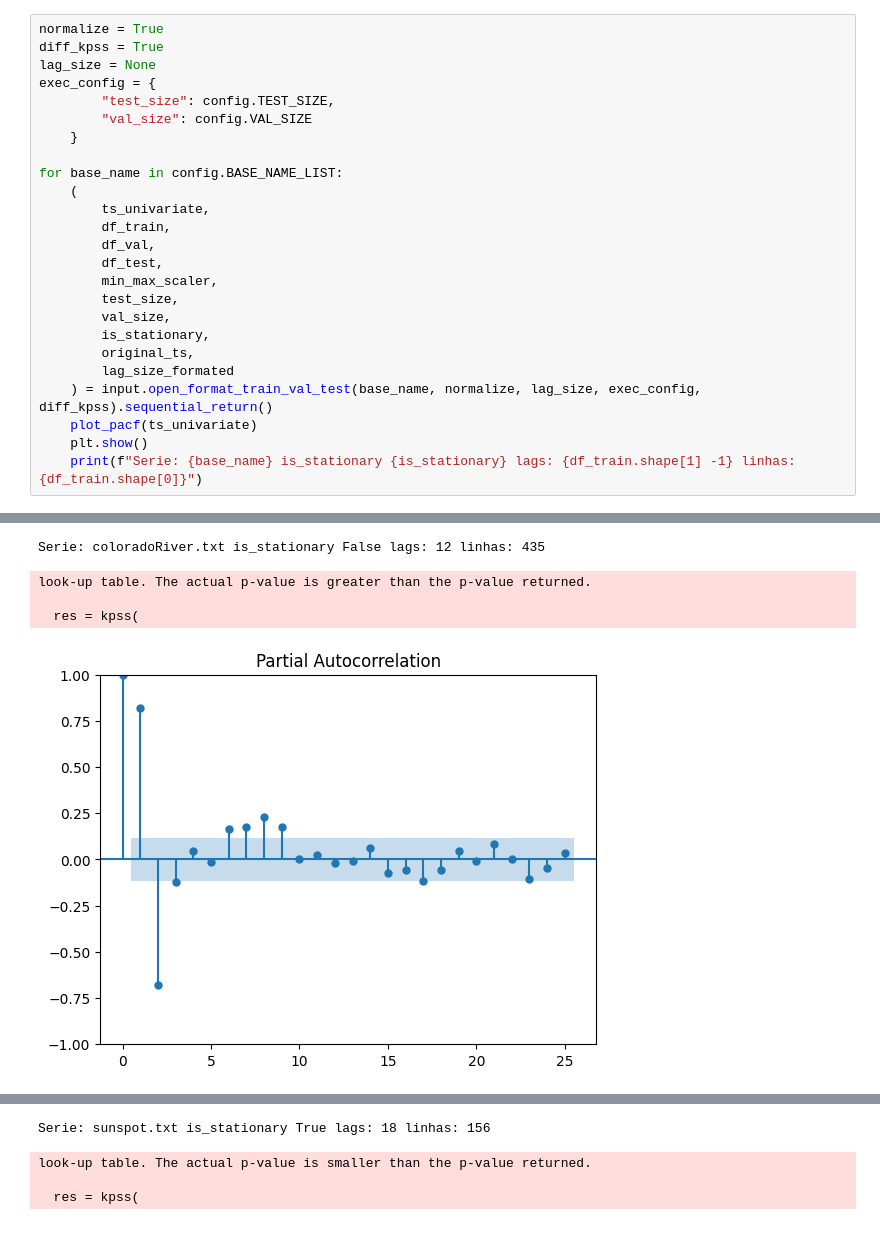
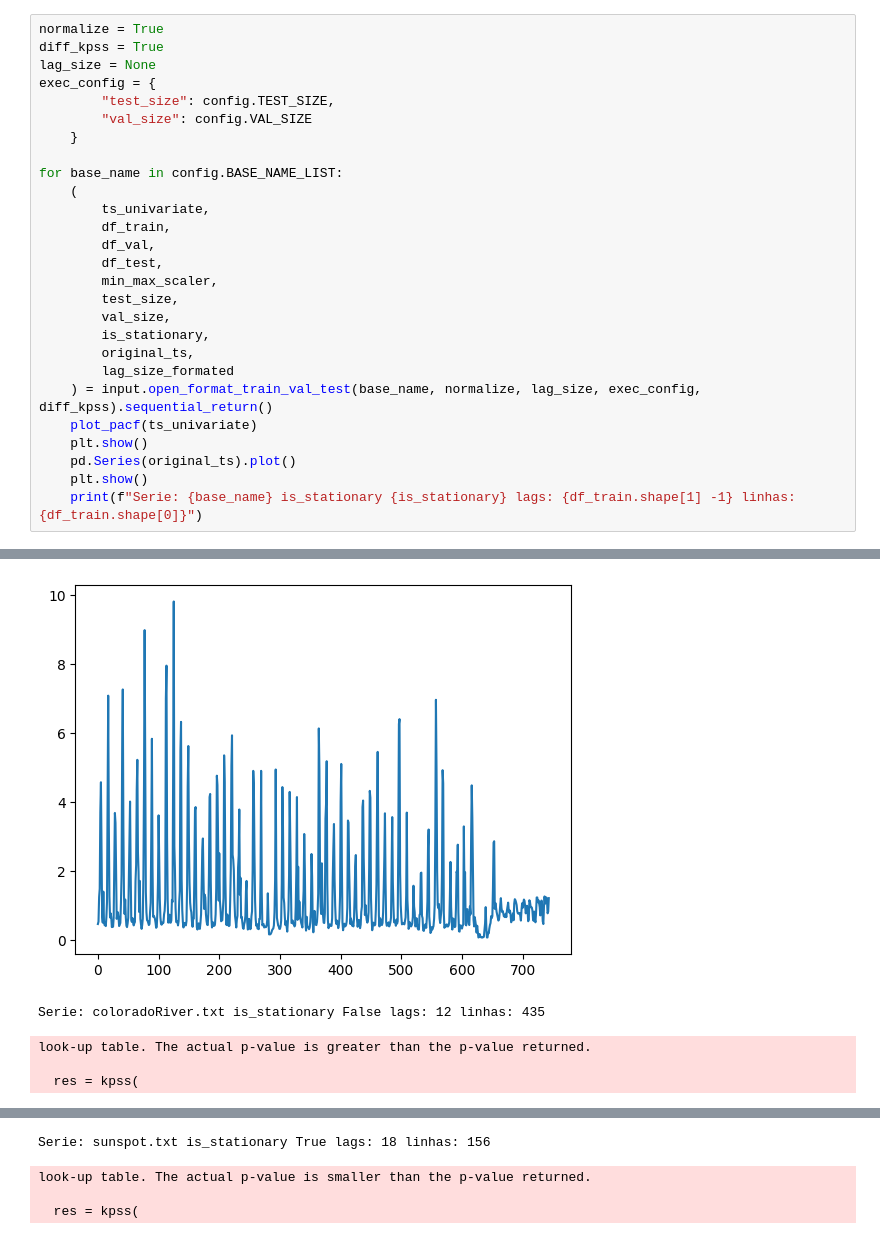
Before and after one commit to domingos108/experiments, a Jupyter notebook: notebook/pacf_lags.ipynb, the cells around one changed output, grey strips where cells are left out. Saved outputs shown, nothing was run; the diff lists cells and outputs as text.

```diff
--- a/notebook/pacf_lags.ipynb
+++ b/notebook/pacf_lags.ipynb
@@ -6,32 +7,34 @@ import matplotlib.pyplot as plt
 # %%
 normalize = True
 diff_kpss = True
 lag_size = None
 exec_config = {
         "test_size": config.TEST_SIZE,
         "val_size": config.VAL_SIZE
     }
 
 for base_name in config.BASE_NAME_LIST:
     (
         ts_univariate,
         df_train,
         df_val,
         df_test,
         min_max_scaler,
         test_size,
         val_size,
         is_stationary,
         original_ts,
         lag_size_formated
     ) = input.open_format_train_val_test(base_name, normalize, lag_size, exec_config, diff_kpss).sequential_return()
     plot_pacf(ts_univariate)
     plt.show()
+    pd.Series(original_ts).plot()
+    plt.show()
     print(f"Serie: {base_name} is_stationary {is_stationary} lags: {df_train.shape[1] -1} linhas: {df_train.shape[0]}")
 # %% [output]
 [figure]
+[figure, new version]
 Serie: coloradoRiver.txt is_stationary False lags: 12 linhas: 435
 look-up table. The actual p-value is greater than the p-value returned.
 
   res = kpss(
-[figure, old version]
```
Also changed, not shown: parts of 3 cells of this notebook, 25 other files.
